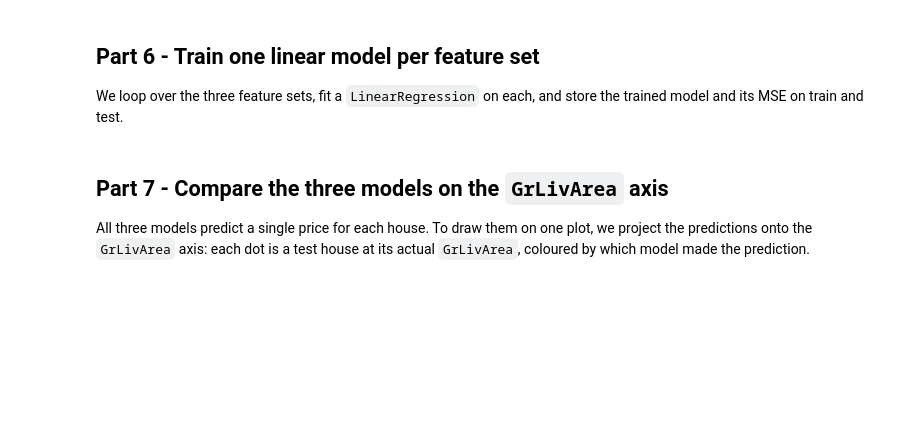
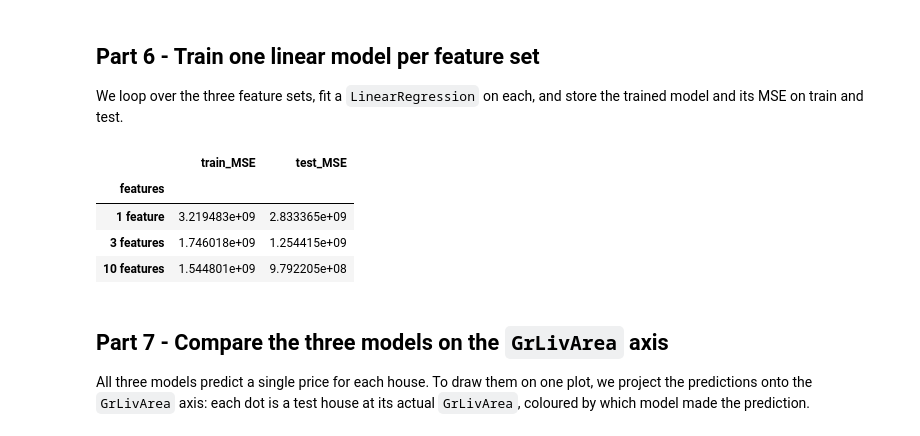
Before and after one commit to mgrubisic/ai_bootcamp_foundations, a Jupyter notebook: notebooks/2a_Regression_Fundamentals.ipynb, the cells around one changed output. Drawn from its saved outputs; the diff is of its cells as text; code cells hidden in the pictures; blank space fills up the shorter version.

```diff
--- a/notebooks/2a_Regression_Fundamentals.ipynb
+++ b/notebooks/2a_Regression_Fundamentals.ipynb
@@ -175,27 +215,33 @@ We loop over the three feature sets, fit a `LinearRegression` on each, and store
 # %%
 trained_models = {}
 scores = []
 
 for name, cols in feature_sets.items():
     # Column selection is done for you.
     X_tr = X_train_scaled[cols]
     X_te = X_test_scaled[cols]
 
     # TODO 3: create a LinearRegression, fit it on X_tr / y_train,
     #         then predict on X_tr and X_te (call them train_pred and test_pred)
-    model = ...
-    train_pred = ...
-    test_pred = ...
+    model = LinearRegression().fit(X_tr, y_train)
+    train_pred = model.predict(X_tr)
+    test_pred = model.predict(X_te)
 
     trained_models[name] = model
     scores.append({
         "features": name,
         "train_MSE": mean_squared_error(y_train, train_pred),
         "test_MSE": mean_squared_error(y_test, test_pred),
     })
 
 scores_df = pd.DataFrame(scores).set_index("features")
 scores_df.round(0)
+# %% [output]
+|  | train_MSE | test_MSE |
+| features |  |  |
+| 1 feature | 3.219483e+09 | 2.833365e+09 |
+| 3 features | 1.746018e+09 | 1.254415e+09 |
+| 10 features | 1.544801e+09 | 9.792205e+08 |
 # %% [markdown]
 ## Part 7 - Compare the three models on the `GrLivArea` axis
 
```
Also changed, not shown: parts of 13 cells of this notebook.
